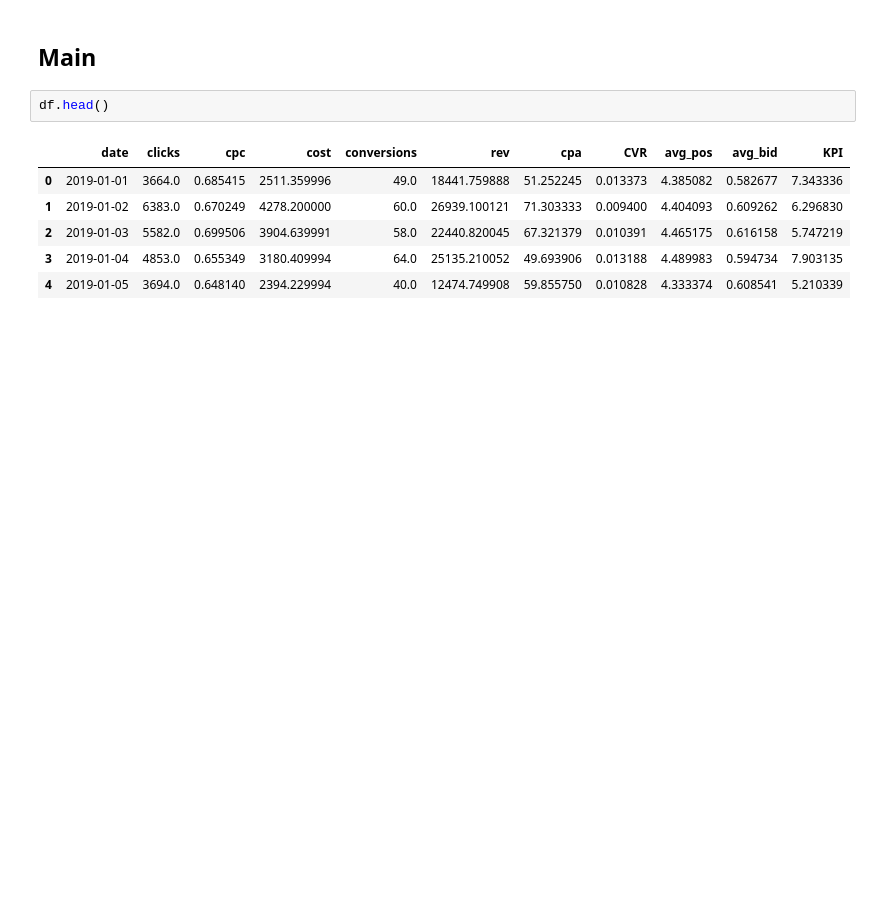
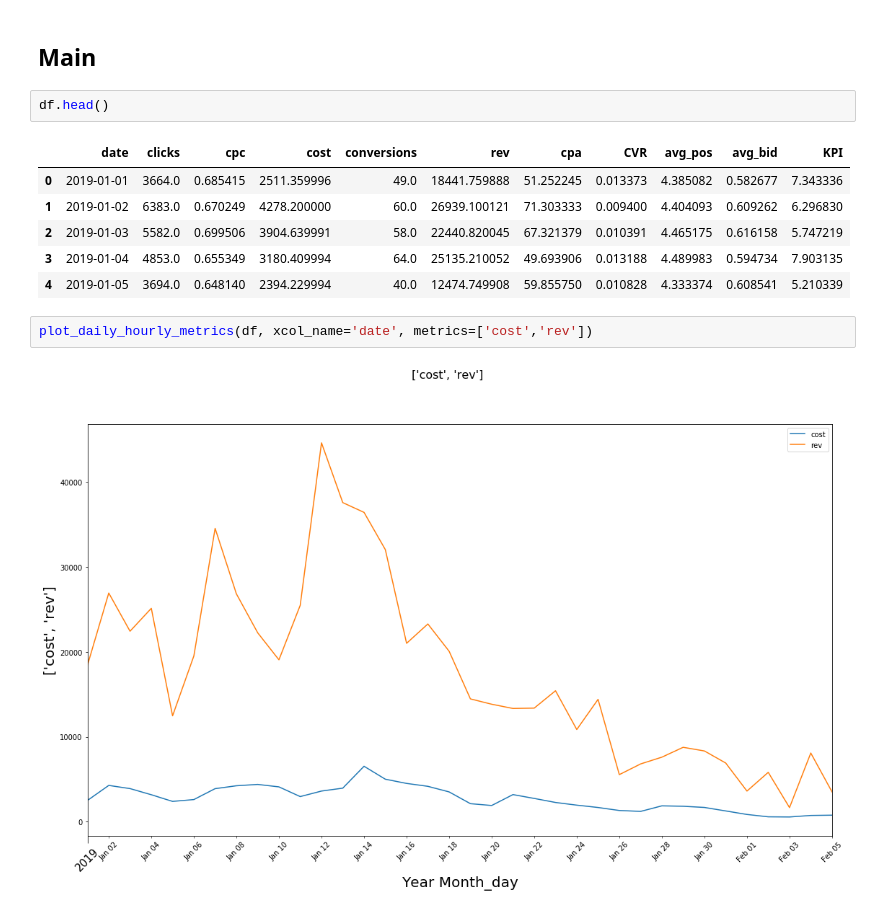
Before and after one commit to giladkeren/adhoc_charts, a Jupyter notebook: Adhoc reports.ipynb, the cells around one changed output. Cells and saved outputs as stored; diff of their text form; blank space fills up the shorter version.

```diff
--- a/Adhoc reports.ipynb
+++ b/Adhoc reports.ipynb
@@ -77,6 +77,10 @@ df.head()
 | 2 | 2019-01-03 | 5582.0 | 0.699506 | 3904.639991 | 58.0 | 22440.820045 | 67.321379 | 0.010391 | 4.465175 | 0.616158 | 5.747219 |
 | 3 | 2019-01-04 | 4853.0 | 0.655349 | 3180.409994 | 64.0 | 25135.210052 | 49.693906 | 0.013188 | 4.489983 | 0.594734 | 7.903135 |
 | 4 | 2019-01-05 | 3694.0 | 0.648140 | 2394.229994 | 40.0 | 12474.749908 | 59.855750 | 0.010828 | 4.333374 | 0.608541 | 5.210339 |
+# %%
+plot_daily_hourly_metrics(df, xcol_name='date', metrics=['cost','rev'])
+# %% [output]
+[figure, added]
 # %%
 plot_daily_hourly_metrics(df, xcol_name='date', metrics='CVR')
 # %% [output]
```
Also changed, not shown: parts of 6 cells of this notebook.
